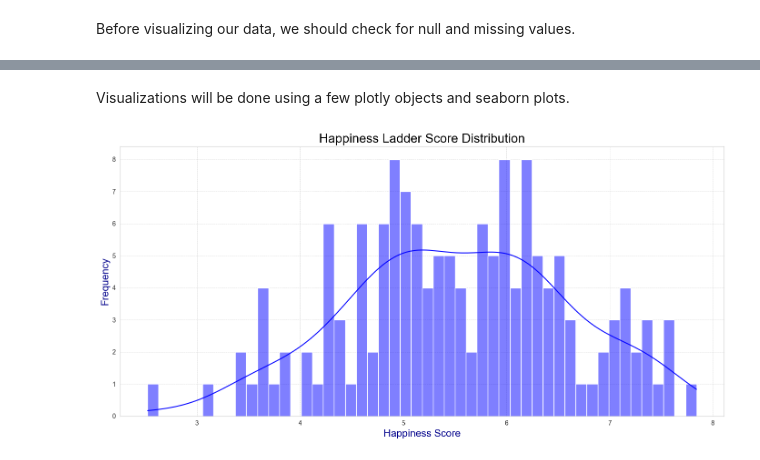
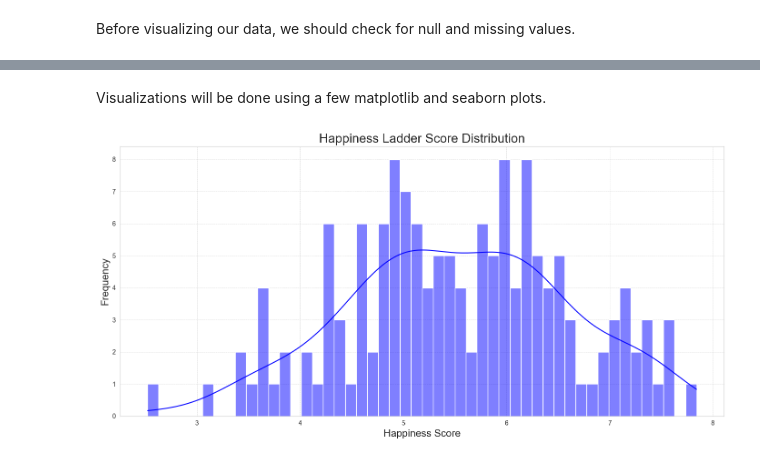
Before and after one commit to ArmandFS/CODECRAFT_DS_01, a Jupyter notebook: distribution_visualization.ipynb, the cells around one changed output, grey strips where cells are left out. Drawn from its saved outputs; the diff is of its cells as text; code cells hidden in the pictures.

```diff
--- a/distribution_visualization.ipynb
+++ b/distribution_visualization.ipynb
@@ -87,25 +87,25 @@ Explained by: Perceptions of corruption       0
 Dystopia + residual                           0
 dtype: int64
 # %% [markdown]
-Visualizations will be done using a few plotly objects and seaborn plots.
+Visualizations will be done using a few matplotlib and seaborn plots.
 # %%
 #visualize the ladder score using seaborn histogram
 plt.figure(figsize=(14, 7))
 sns.set_style("whitegrid")
 
 sns.histplot(
     data=df,
     x='Ladder score',
     kde=True,
     bins=50,
     color='blue'
 )
 
-plt.title("Happiness Ladder Score Distribution", fontsize=20, color='black')
-plt.xlabel("Happiness Score", fontsize=16, color='darkblue')
-plt.ylabel("Frequency", fontsize=16, color='darkblue')
+plt.title("Happiness Ladder Score Distribution", fontsize=20)
+plt.xlabel("Happiness Score", fontsize=16)
+plt.ylabel("Frequency", fontsize=16)
 plt.grid(color='lightgray', linestyle='--', linewidth=0.5)
 plt.tight_layout()
 plt.show()
 # %% [output]
-[figure, old version]
+[figure, new version]
```
Also changed, not shown: parts of 2 cells of this notebook.
